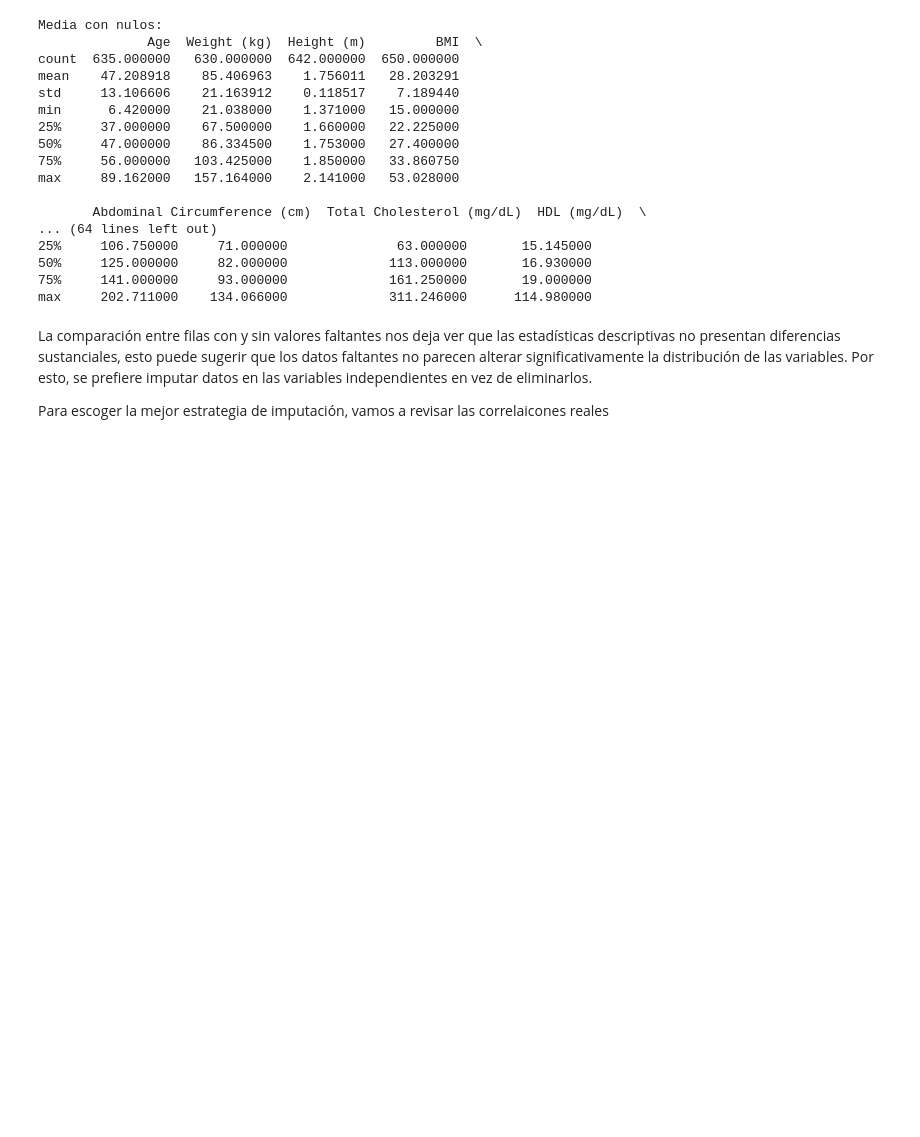
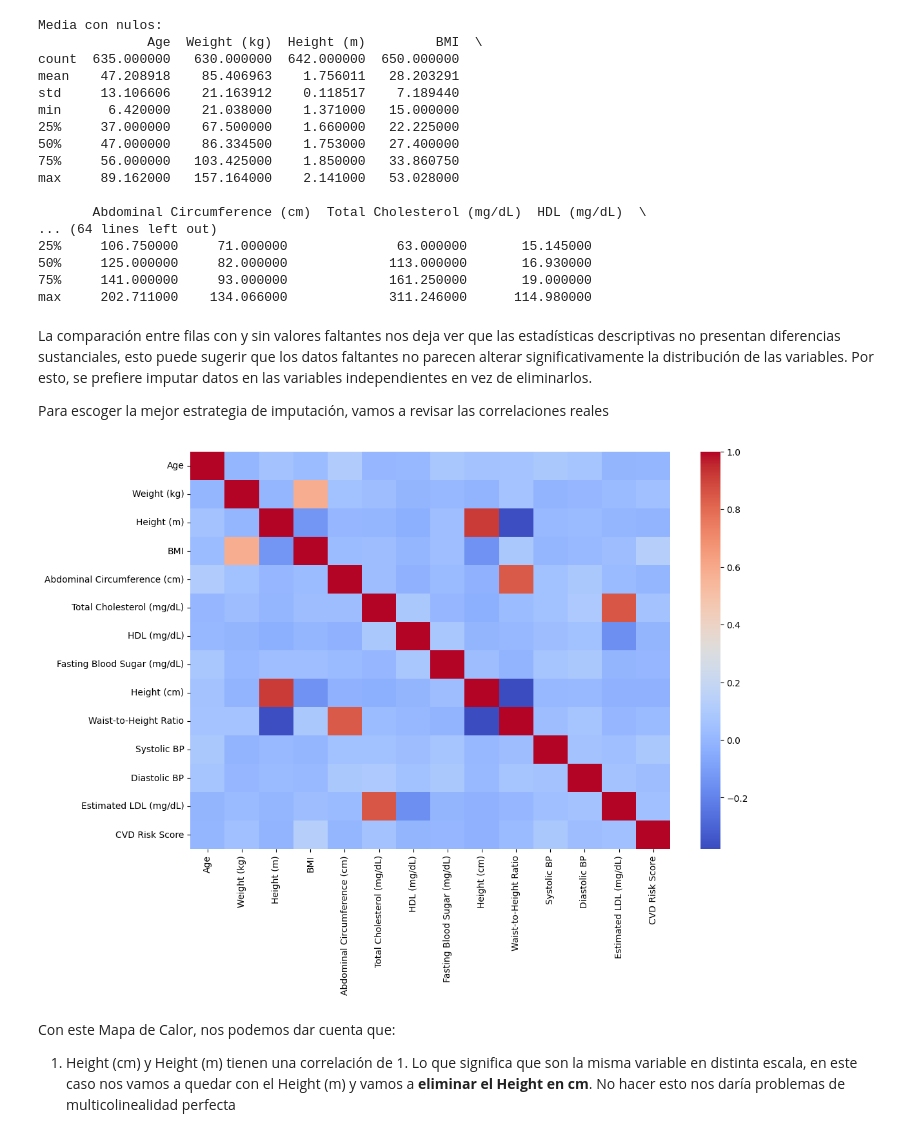
Before and after one commit to maria366p/Taller-1_AprendizajeMaquina, a Jupyter notebook: taller1.ipynb, the cells around one changed output. Drawn from its saved outputs; the diff is of its cells as text; code cells hidden in the pictures; blank space fills up the shorter version.

```diff
--- a/taller1.ipynb
+++ b/taller1.ipynb
@@ -170,4 +170,13 @@ max     202.711000    134.066000             311.246000      114.980000
 # %% [markdown]
 La comparación entre filas con y sin valores faltantes nos deja ver que las estadísticas descriptivas no presentan diferencias sustanciales, esto puede sugerir que los datos faltantes no parecen alterar significativamente la distribución de las variables. Por esto, se prefiere imputar datos en las variables independientes en vez de eliminarlos.
 
-Para escoger la mejor estrategia de imputación, vamos a revisar las correlaicones reales
+Para escoger la mejor estrategia de imputación, vamos a revisar las correlaciones reales
+# %%
+plt.figure(figsize=(12,8))
+sns.heatmap(data.corr(numeric_only=True), cmap="coolwarm", annot=False)
+plt.show()
+# %% [output]
+[figure, added]
+# %% [markdown]
+Con este Mapa de Calor, nos podemos dar cuenta que:
+1. Height (cm) y Height (m) tienen una correlación de 1. Lo que significa que son la misma variable en distinta escala, en este caso nos vamos a quedar con el Height (m) y vamos a **eliminar el Height en cm**. No hacer esto nos daría problemas de multicolinealidad perfecta
```
Also changed, not shown: parts of 1 cell of this notebook.
